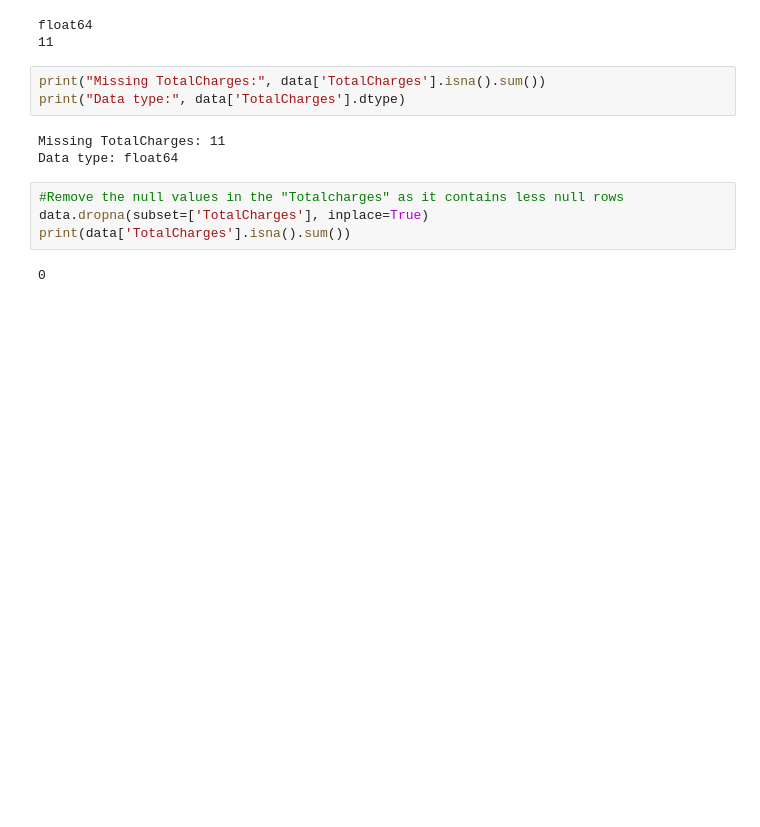
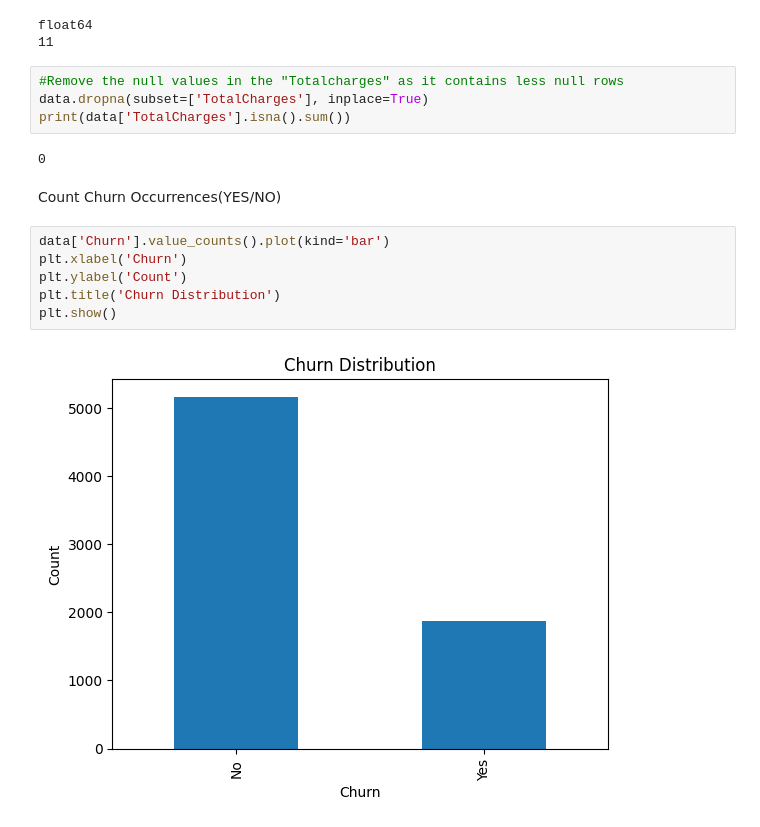
Before and after one commit to Rashilajayasinghe/Customer-Churn-Prediction, a Jupyter notebook: ChurnPredictor.ipynb, the cells around one changed output. Drawn from its saved outputs; the diff is of its cells as text; blank space fills up the shorter version.

Commit message:
Did more data preprocessing ,data cleaning stuff

```diff
--- a/ChurnPredictor.ipynb
+++ b/ChurnPredictor.ipynb
@@ -114,15 +130,19 @@ print(data['TotalCharges'].isna().sum())
 # %% [output]
 float64
 11
-# %%
-print("Missing TotalCharges:", data['TotalCharges'].isna().sum())
-print("Data type:", data['TotalCharges'].dtype)
-# %% [output]
-Missing TotalCharges: 11
-Data type: float64
 # %%
 #Remove the null values in the "Totalcharges" as it contains less null rows
 data.dropna(subset=['TotalCharges'], inplace=True)
 print(data['TotalCharges'].isna().sum())
 # %% [output]
 0
+# %% [markdown]
+Count Churn Occurrences(YES/NO)
+# %%
+data['Churn'].value_counts().plot(kind='bar')
+plt.xlabel('Churn')
+plt.ylabel('Count')
+plt.title('Churn Distribution')
+plt.show()
+# %% [output]
+[figure, added]
```
Also changed, not shown: parts of 12 cells of this notebook.
